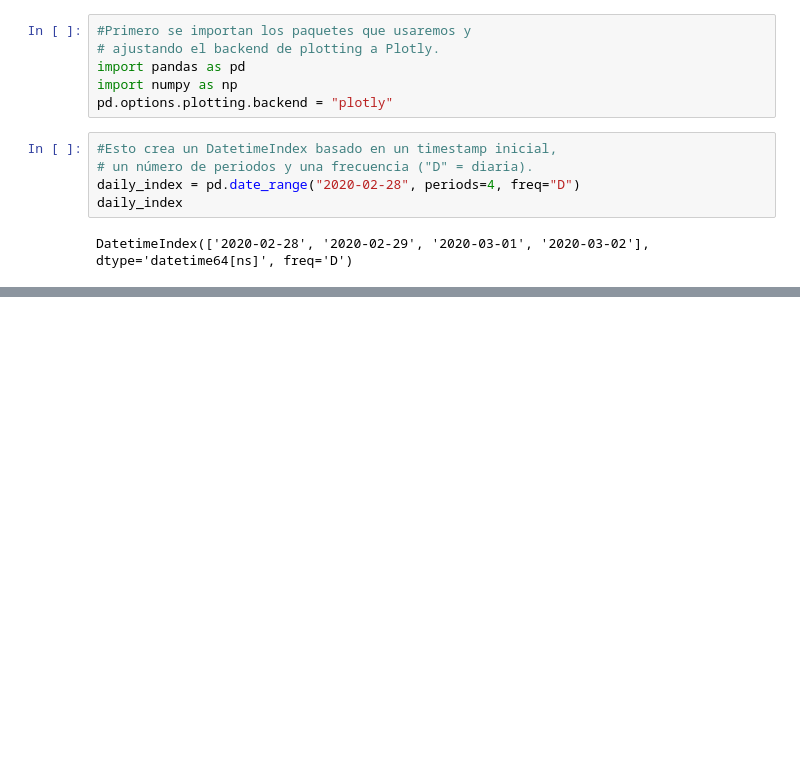
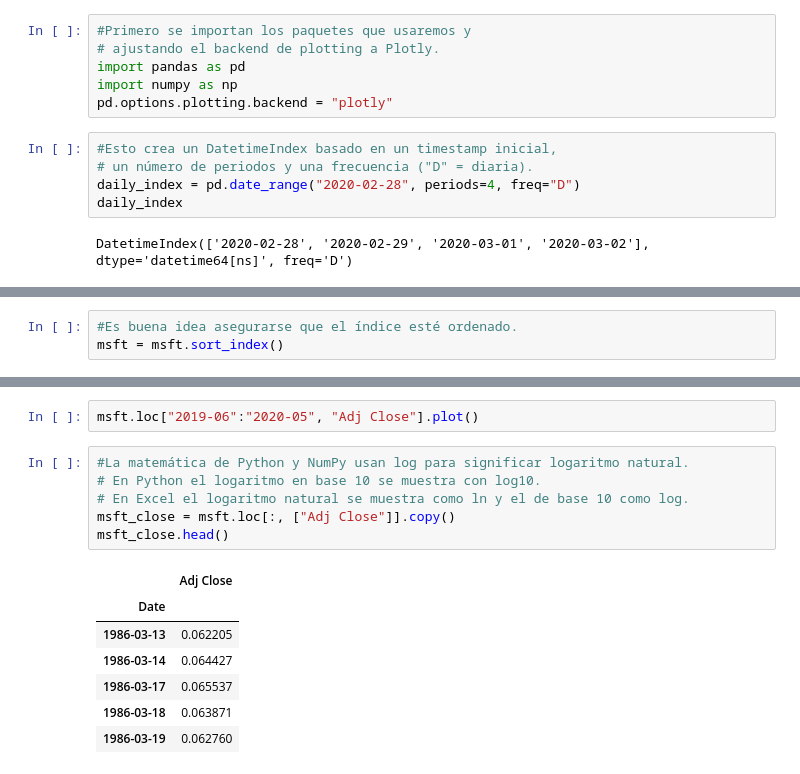
Before and after one commit to EricJDavila/PythonForExcel, a Jupyter notebook: cap0601_analisisTSconPandas.ipynb, the cells around one changed output, grey strips where cells are left out. Saved outputs shown, nothing was run; the diff lists cells and outputs as text; blank space fills up the shorter version.

```diff
--- a/cap0601_analisisTSconPandas.ipynb
+++ b/cap0601_analisisTSconPandas.ipynb
@@ -21,0 +104,3 @@ DatetimeIndex(['2020-02-28', '2020-02-29', '2020-03-01', '2020-03-02'], dtype='d
+# %%
+#Es buena idea asegurarse que el índice esté ordenado.
+msft = msft.sort_index()
@@ -21,0 +138,16 @@ DatetimeIndex(['2020-02-28', '2020-02-29', '2020-03-01', '2020-03-02'], dtype='d
+# %%
+msft.loc["2019-06":"2020-05", "Adj Close"].plot()
+# %%
+#La matemática de Python y NumPy usan log para significar logaritmo natural.
+# En Python el logaritmo en base 10 se muestra con log10.
+# En Excel el logaritmo natural se muestra como ln y el de base 10 como log.
+msft_close = msft.loc[:, ["Adj Close"]].copy()
+msft_close.head()
+# %% [output]
+|  | Adj Close |
+| Date |  |
+| 1986-03-13 | 0.062205 |
+| 1986-03-14 | 0.064427 |
+| 1986-03-17 | 0.065537 |
+| 1986-03-18 | 0.063871 |
+| 1986-03-19 | 0.062760 |
```
Also changed, not shown: parts of 15 cells of this notebook.
